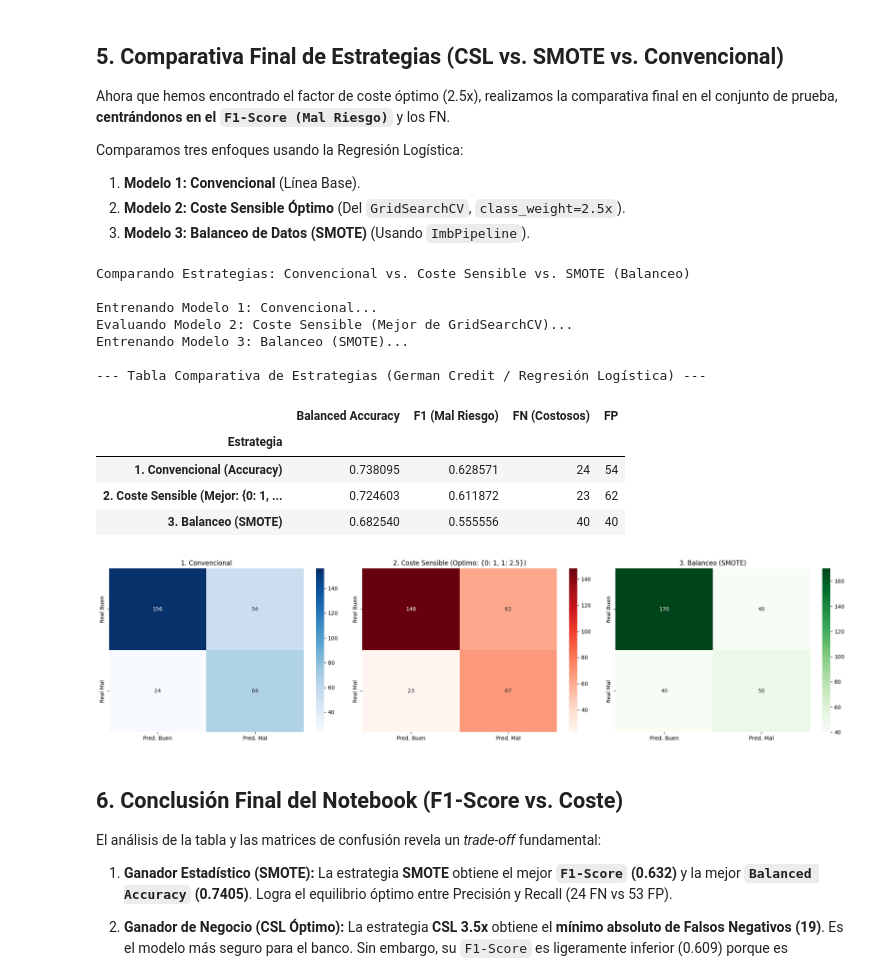
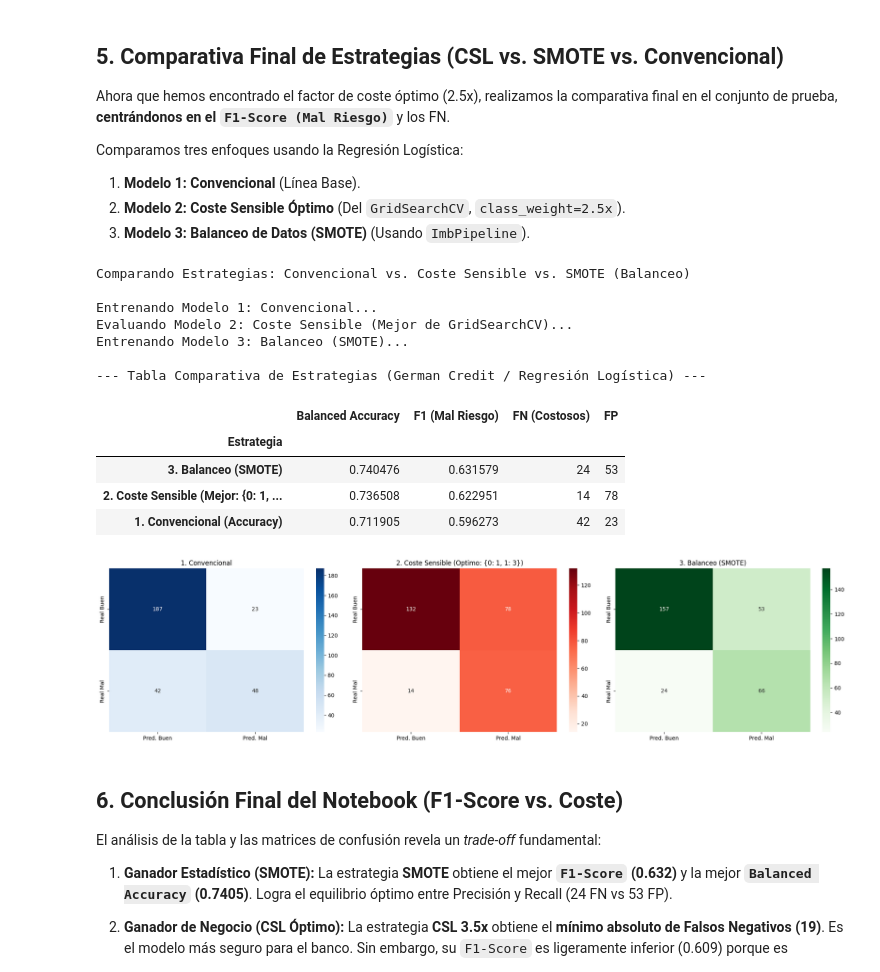
Before and after one commit to AlejandroJB18/tfg_info_deteccion_fraude, a Jupyter notebook: exploracion/modelos_convencionales_german_credit_data.ipynb, the cells around one changed output. Cells and saved outputs as stored; diff of their text form; code cells hidden in the pictures.

```diff
--- a/exploracion/modelos_convencionales_german_credit_data.ipynb
+++ b/exploracion/modelos_convencionales_german_credit_data.ipynb
@@ -221,13 +216,11 @@ param_grid_dt = {
     # Criterio
     'classifier__criterion': ['gini', 'entropy'],
     # Profundidad: Controla la complejidad. None deja crecer el árbol (peligro de overfitting)
-    'classifier__max_depth': [None, 2, 5, 10, 15, 20, 50],
+    'classifier__max_depth': [2, 5, 10, 15, 20, 50],
     # Muestras mínimas para dividir: Valores altos evitan divisiones muy específicas
     'classifier__min_samples_split': [2, 5, 10, 20, 50, 100, 500],
     # Muestras mínimas en hojas: Vital para suavizar el modelo
     'classifier__min_samples_leaf': [1, 2, 3, 4, 5, 10, 20, 50, 100],
-    # Pesos
-    'classifier__class_weight': [None, 'balanced']
 }
 
 grid_dt = GridSearchCV(
@@ -285,9 +276,9 @@ Mejor F1-Score en Validación: 0.6010
 # Diccionario con los modelos que vamos a probar
 models = {
     "Regresión Logística": LogisticRegression(random_state=42, max_iter=2000, C=1),
-    "Árbol de Decisión": DecisionTreeClassifier(random_state=42, max_depth=5, min_samples_split=50, min_samples_leaf=20, criterion="gini"),
-    "Random Forest": RandomForestClassifier(random_state=42, n_estimators=50, max_depth=5, min_samples_leaf=10),
-    "SVC": SVC(random_state=42, C=0.01, kernel="linear")
+    "Árbol de Decisión": DecisionTreeClassifier(random_state=42, max_depth=10, min_samples_split=20, min_samples_leaf=5, criterion="gini"),
+    "Random Forest": RandomForestClassifier(random_state=42, n_estimators=300, max_depth=50, min_samples_leaf=1),
+    "SVC": SVC(random_state=42, C=50, kernel="linear")
 }
 
 # Diccionario para los pipelines ya entrenados
@@ -420,19 +411,19 @@ all_cv_results = {} # Para guardar todos los resultados
 pipelines = {
     "Regresión Logística": Pipeline(steps=[
         ('preprocessor', preprocessor),
-        ('classifier', LogisticRegression(random_state=42, max_iter=2000, C=0.01))
+        ('classifier', LogisticRegression(random_state=42, max_iter=2000, C=1))
     ]),
     "Árbol de Decisión": Pipeline(steps=[
         ('preprocessor', preprocessor),
-        ('classifier', DecisionTreeClassifier(random_state=42, max_depth=5, min_samples_split=50, min_samples_leaf=20, criterion="gini"))
+        ('classifier', DecisionTreeClassifier(random_state=42, max_depth=10, min_samples_split=20, min_samples_leaf=5, criterion="gini"))
     ]),
     "Random Forest": Pipeline(steps=[
         ('preprocessor', preprocessor),
-        ('classifier', RandomForestClassifier(random_state=42, n_estimators=50, max_depth=5, min_samples_leaf=10))
+        ('classifier', RandomForestClassifier(random_state=42, n_estimators=300, max_depth=50, min_samples_leaf=1))
     ]),
     "SVC": Pipeline(steps=[
         ('preprocessor', preprocessor),
-        ('classifier', SVC(random_state=42, C=0.01, kernel="linear"))
+        ('classifier', SVC(random_state=42, C=50, kernel="linear"))
     ])
 }
 pesos_lista = [{0: 1, 1: w} for w in [1.5, 2, 2.5, 3, 3.5, 4, 4.5, 5, 10]] + ['balanced', None]
@@ -605,21 +596,18 @@ print("Comparando Estrategias: Convencional vs. Coste Sensible vs. SMOTE (Balanc
 
 # Reutilizamos las variables X_train, y_train, X_test, y_test del notebook.
 
-rf_params_base = {
-    'n_estimators': 50,
-    'max_depth': 5,
-    'min_samples_leaf': 10,
-    'random_state': 42
+lr_params_base = {
+    'C': 1
 }
 
 # 1. Modelo Convencional
 print("\nEntrenando Modelo 1: Convencional...")
-rf_conv = Pipeline([
+lr_conv = Pipeline([
     ('preprocessor', preprocessor),
-    ('classifier', RandomForestClassifier(**rf_params_base, class_weight="balanced"))
+    ('classifier', LogisticRegression(**lr_params_base, class_weight=None))
 ])
-rf_conv.fit(X_train, y_train)
-y_pred_conv = rf_conv.predict(X_test)
+lr_conv.fit(X_train, y_train)
+y_pred_conv = lr_conv.predict(X_test)
 metrics_conv = {
     "Estrategia": "1. Convencional (Accuracy)",
     "Balanced Accuracy": balanced_accuracy_score(y_test, y_pred_conv),
@@ -632,10 +620,10 @@ metrics_conv = {
 # 2. Modelo de Coste Sensible (El mejor del GridSearch)
 print("Evaluando Modelo 2: Coste Sensible (Mejor de GridSearchCV)...")
 try:
-    rf_csl_optimo = modelos_grid["Random Forest"].best_estimator_
-    y_pred_csl = rf_csl_optimo.predict(X_test)
+    lr_csl_optimo = modelos_grid["Regresión Logística"].best_estimator_
+    y_pred_csl = lr_csl_optimo.predict(X_test)
     metrics_csl = {
-        "Estrategia": f"2. Coste Sensible (Mejor: {modelos_grid['Random Forest'].best_params_['classifier__class_weight']})",
+        "Estrategia": f"2. Coste Sensible (Mejor: {modelos_grid['Regresión Logística'].best_params_['classifier__class_weight']})",
         "Balanced Accuracy": balanced_accuracy_score(y_test, y_pred_csl),
         "F1 (Mal Riesgo)": f1_score(y_test, y_pred_csl),
         "FN (Costosos)": confusion_matrix(y_test, y_pred_csl).ravel()[2],
@@ -650,13 +638,13 @@ except NameError:
 print("Entrenando Modelo 3: Balanceo (SMOTE)...")
 # Usamos ImbPipeline, que aplica SMOTE solo a los datos de entrenamiento (X_train, y_train)
 # y no a los de validación (X_test), evitando así el "data leakage".
-rf_smote = ImbPipeline([
+lr_smote = ImbPipeline([
     ('preprocessor', preprocessor),
     ('smote', SMOTE(random_state=42)),
-    ('classifier', RandomForestClassifier(**rf_params_base, class_weight="balanced"))
+    ('classifier', LogisticRegression(**lr_params_base, class_weight="balanced"))
 ])
-rf_smote.fit(X_train, y_train)
-y_pred_smote = rf_smote.predict(X_test)
+lr_smote.fit(X_train, y_train)
+y_pred_smote = lr_smote.predict(X_test)
 metrics_smote = {
     "Estrategia": "3. Balanceo (SMOTE)",
     "Balanced Accuracy": balanced_accuracy_score(y_test, y_pred_smote),
@@ -681,37 +669,37 @@ fig, axes = plt.subplots(1, 3, figsize=(20, 5))
 cm_conv = confusion_matrix(y_test, y_pred_conv)
 sns.heatmap(cm_conv, annot=True, fmt='d', cmap='Blues', ax=axes[0],
             xticklabels=['Pred. Buen', 'Pred. Mal'], yticklabels=['Real Buen', 'Real Mal'])
 axes[0].set_title('1. Convencional')
 
 # Matriz Coste Sensible
 if metrics_csl:
     cm_csl = confusion_matrix(y_test, y_pred_csl)
     sns.heatmap(cm_csl, annot=True, fmt='d', cmap='Reds', ax=axes[1],
                 xticklabels=['Pred. Buen', 'Pred. Mal'], yticklabels=['Real Buen', 'Real Mal'])
     axes[1].set_title(f'2. Coste Sensible (Optimo: {grid_search.best_params_["classifier__class_weight"]})')
 
 # Matriz SMOTE
 cm_smote = confusion_matrix(y_test, y_pred_smote)
 sns.heatmap(cm_smote, annot=True, fmt='d', cmap='Greens', ax=axes[2],
             xticklabels=['Pred. Buen', 'Pred. Mal'], yticklabels=['Real Buen', 'Real Mal'])
 axes[2].set_title('3. Balanceo (SMOTE)')
 
 plt.tight_layout()
 plt.show()
 # %% [output]
 Comparando Estrategias: Convencional vs. Coste Sensible vs. SMOTE (Balanceo)
 
 Entrenando Modelo 1: Convencional...
 Evaluando Modelo 2: Coste Sensible (Mejor de GridSearchCV)...
 Entrenando Modelo 3: Balanceo (SMOTE)...
 
 --- Tabla Comparativa de Estrategias (German Credit / Regresión Logística) ---
 |  | Balanced Accuracy | F1 (Mal Riesgo) | FN (Costosos) | FP |
 | Estrategia |  |  |  |  |
-| 1. Convencional (Accuracy) | 0.738095 | 0.628571 | 24 | 54 |
-| 2. Coste Sensible (Mejor: {0: 1, ... | 0.724603 | 0.611872 | 23 | 62 |
-| 3. Balanceo (SMOTE) | 0.682540 | 0.555556 | 40 | 40 |
+| 3. Balanceo (SMOTE) | 0.740476 | 0.631579 | 24 | 53 |
+| 2. Coste Sensible (Mejor: {0: 1, ... | 0.736508 | 0.622951 | 14 | 78 |
+| 1. Convencional (Accuracy) | 0.711905 | 0.596273 | 42 | 23 |
-[figure, old version]
+[figure, new version]
 # %% [markdown]
 ## 6. Conclusión Final del Notebook (F1-Score vs. Coste)
 
```
Also changed, not shown: parts of 8 cells of this notebook, 4 other files.
